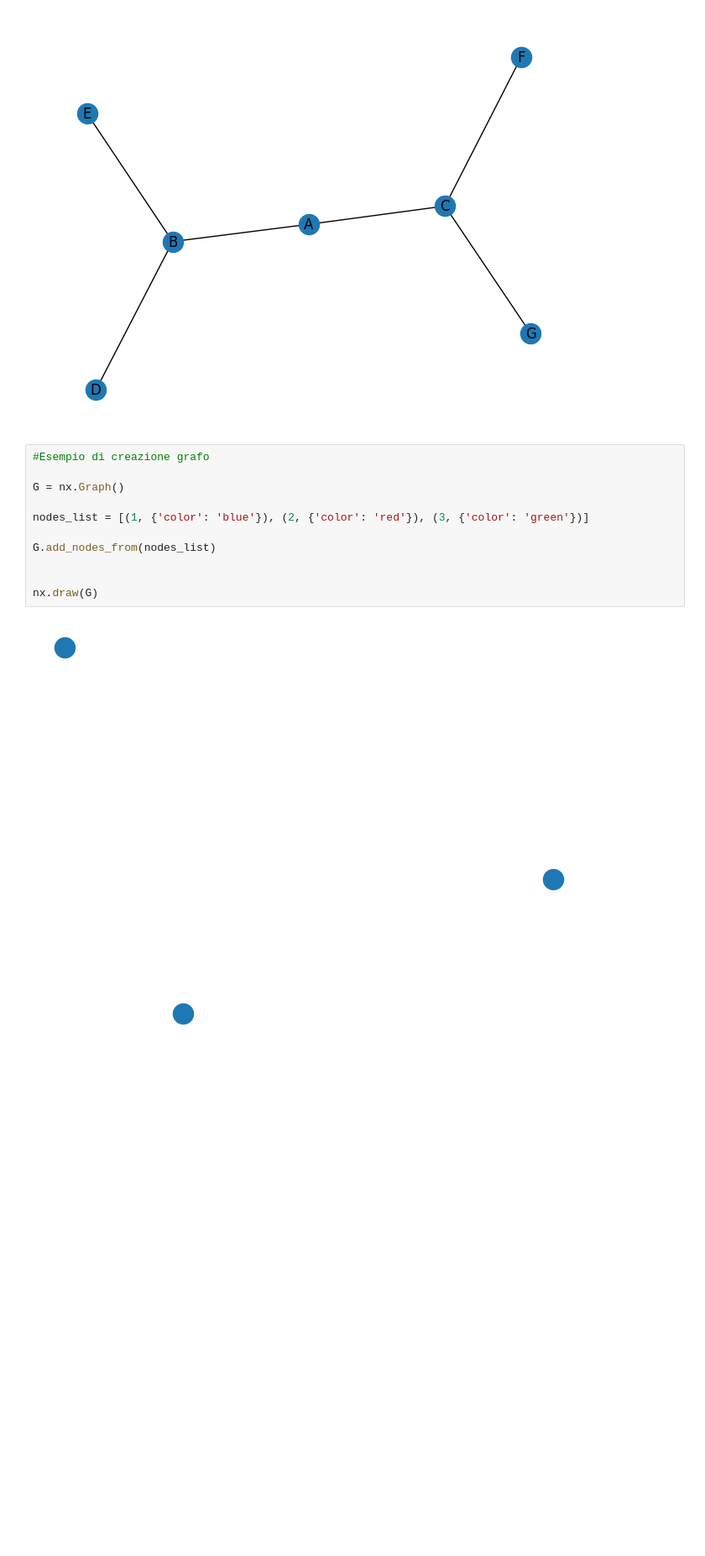
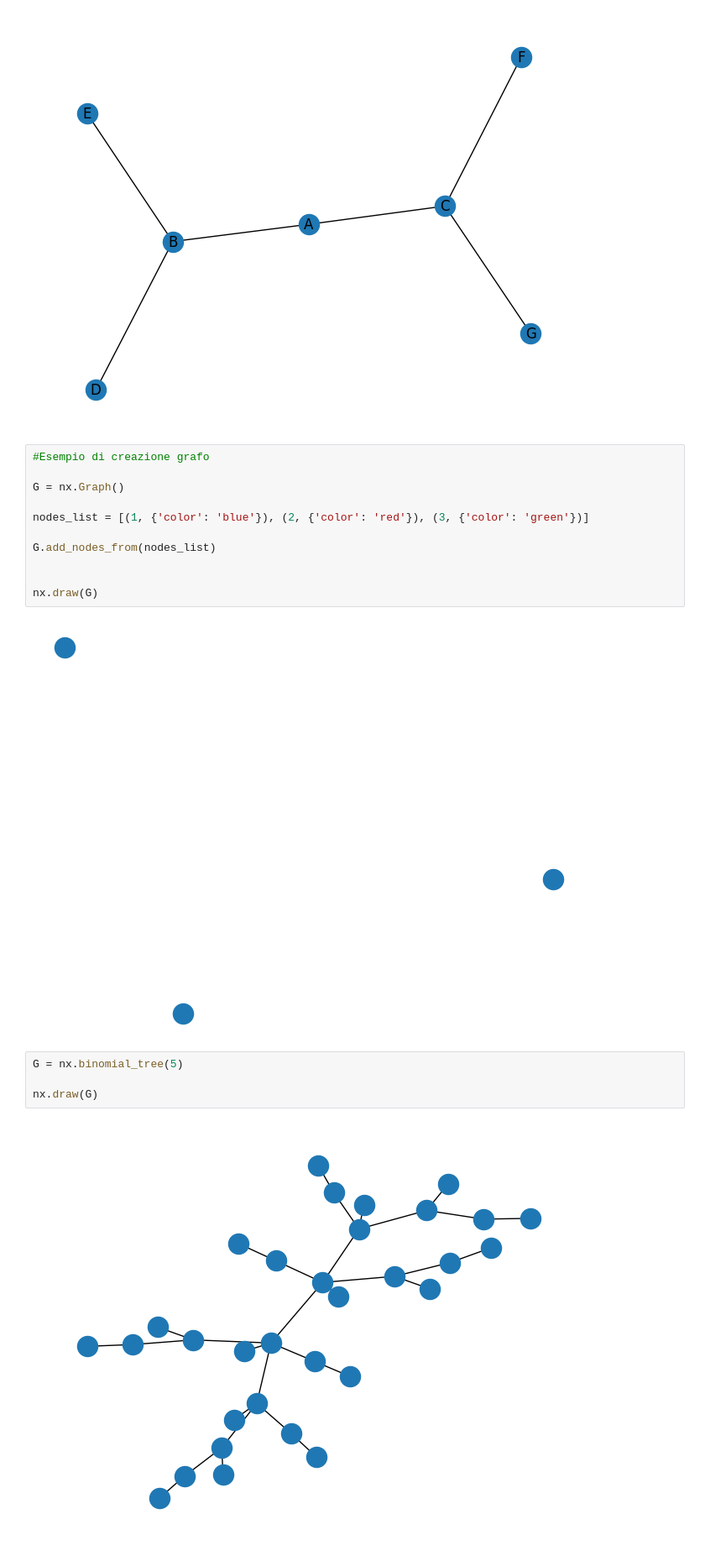
Before and after one commit to marielean/ChargingStations, a Jupyter notebook: prova.ipynb, the cells around one changed output. Shown at 84% size. Saved outputs shown, nothing was run; the diff lists cells and outputs as text; blank space fills up the shorter version.

```diff
--- a/prova.ipynb
+++ b/prova.ipynb
@@ -50,3 +50,9 @@ G.add_nodes_from(nodes_list)
 nx.draw(G)
 # %% [output]
 [figure]
+# %%
+G = nx.binomial_tree(5)
+
+nx.draw(G)
+# %% [output]
+[figure, added]
```
Also changed, not shown: parts of 3 cells of this notebook, 3 other files.
